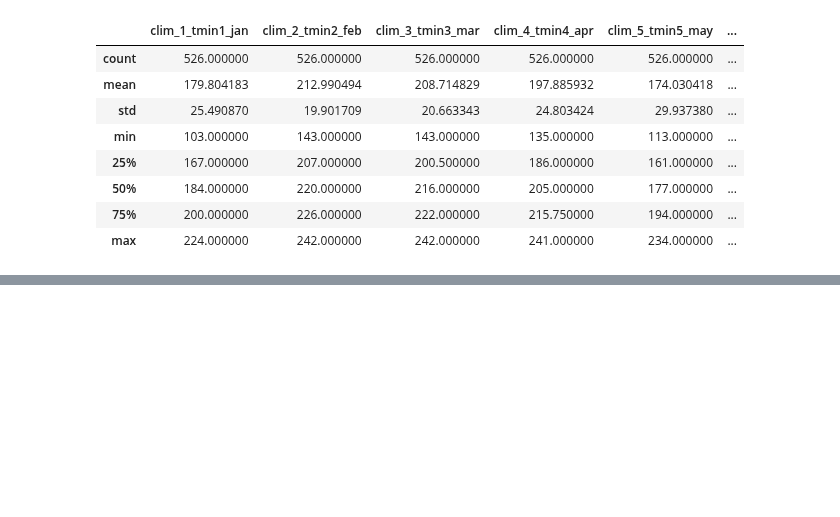
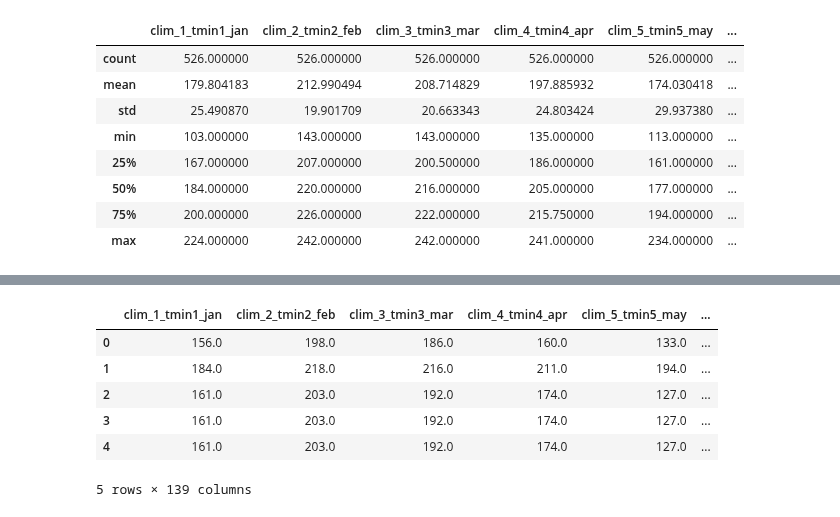
Before and after one commit to tahiri-lab/py_madaclim, a Jupyter notebook: workdir/analysis/bin/graphs/monthly_distribution.ipynb, the cells around one changed output, grey strips where cells are left out. Saved outputs shown, nothing was run; the diff lists cells and outputs as text; code cells hidden in the pictures; blank space fills up the shorter version.

```diff
--- a/workdir/analysis/bin/graphs/monthly_distribution.ipynb
+++ b/workdir/analysis/bin/graphs/monthly_distribution.ipynb
@@ -232,3 +326,15 @@ precip.describe()
 pd.set_option("display.max_rows", None)
 
 min_temps
+# %%
+df = pd.read_csv(r"..\..\data\cleaned_data_w_class.csv")
+
+df.head()
+# %% [output]
+|  | clim_1_tmin1_jan | clim_2_tmin2_feb | clim_3_tmin3_mar | clim_4_tmin4_apr | clim_5_tmin5_may | ... |
+| 0 | 156.0 | 198.0 | 186.0 | 160.0 | 133.0 | ... |
+| 1 | 184.0 | 218.0 | 216.0 | 211.0 | 194.0 | ... |
+| 2 | 161.0 | 203.0 | 192.0 | 174.0 | 127.0 | ... |
+| 3 | 161.0 | 203.0 | 192.0 | 174.0 | 127.0 | ... |
+| 4 | 161.0 | 203.0 | 192.0 | 174.0 | 127.0 | ... |
+5 rows × 139 columns
```
Also changed, not shown: parts of 10 cells of this notebook, 1 other file.
